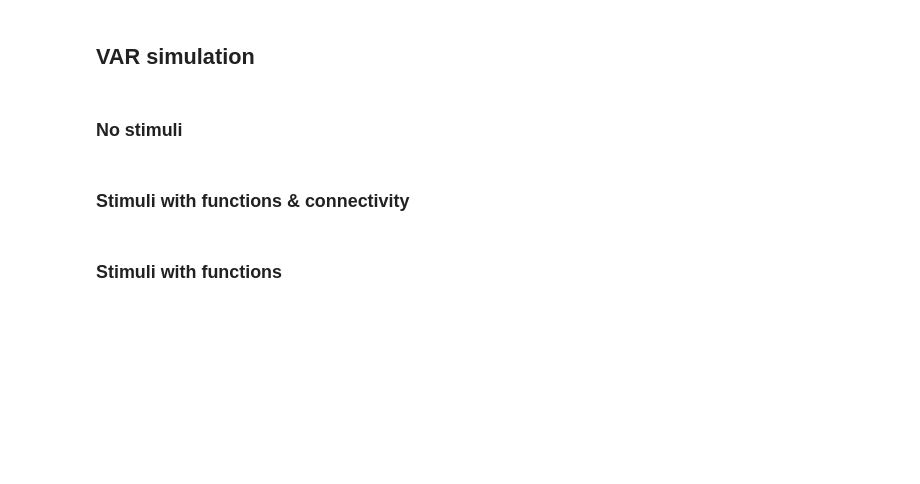
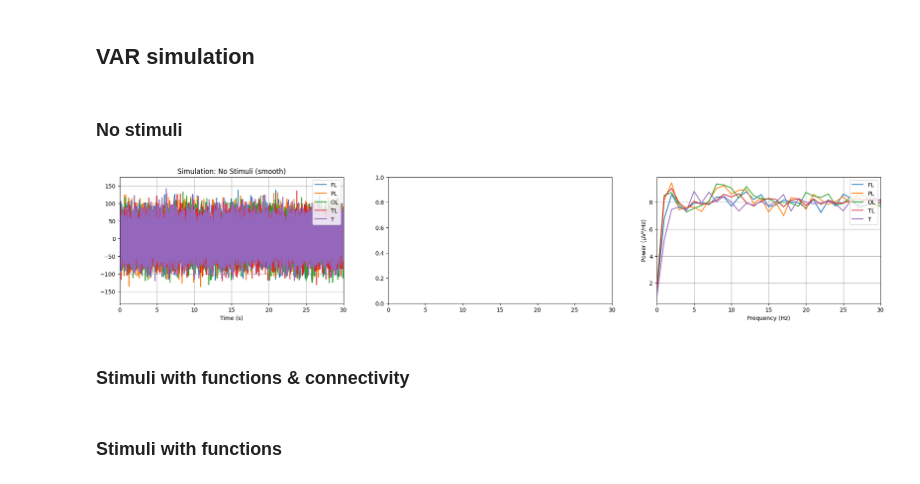
Before and after one commit to thatmariia/macro-eeg-model, a Jupyter notebook: notebooks/macro_eeg_playground.ipynb, the cells around one changed output. Drawn from its saved outputs; the diff is of its cells as text; code cells hidden in the pictures; blank space fills up the shorter version.

```diff
--- a/notebooks/macro_eeg_playground.ipynb
+++ b/notebooks/macro_eeg_playground.ipynb
@@ -424,12 +424,12 @@ if lags_stim:
 ## VAR simulation
 # %%
 %%capture
-from macro_eeg.simulation import simulate_var
-from macro_eeg.viz import plot_simulation
+from macro_eeg.simulation import simulate_and_power
+from macro_eeg.viz import plot_simulation, plot_power
 import numpy as np
 
-nr_trials = 32
+nr_trials = 1
 cooldown = 10
-smooth = 10000.0
+smooth = 1.0 #10000.0
 
 fig_all, ax_all = plt.subplots(sharex=True, nrows=4, figsize=(8, 4 * 4))
@@ -465,2 +501,16 @@ _, ax_all[0] = plot_simulation(
+# %%
+data, stim_data, power = local_simulate_and_power(
+    lags_stim=None,
+    stimuli=None,
+)
+# %%
+plot_all_data(
+    data=data,
+    stim_data=stim_data,
+    power_data=power,
+    plot_name="No Stimuli",
+);
+# %% [output]
+[figure, added]
 # %% [markdown]
 ### Stimuli with functions & connectivity
```
Also changed, not shown: parts of 17 cells of this notebook, 3 other files.
